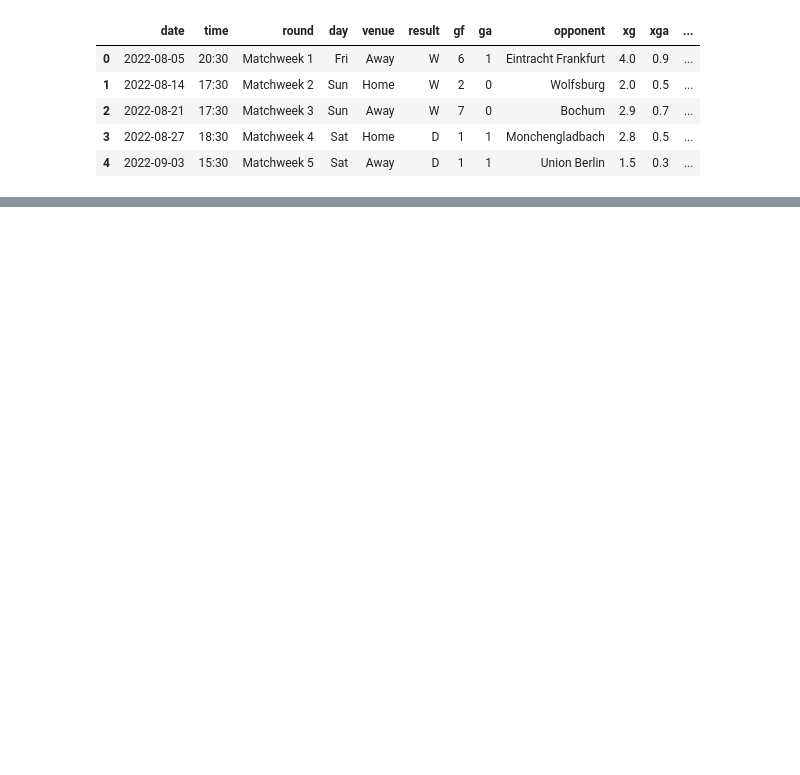
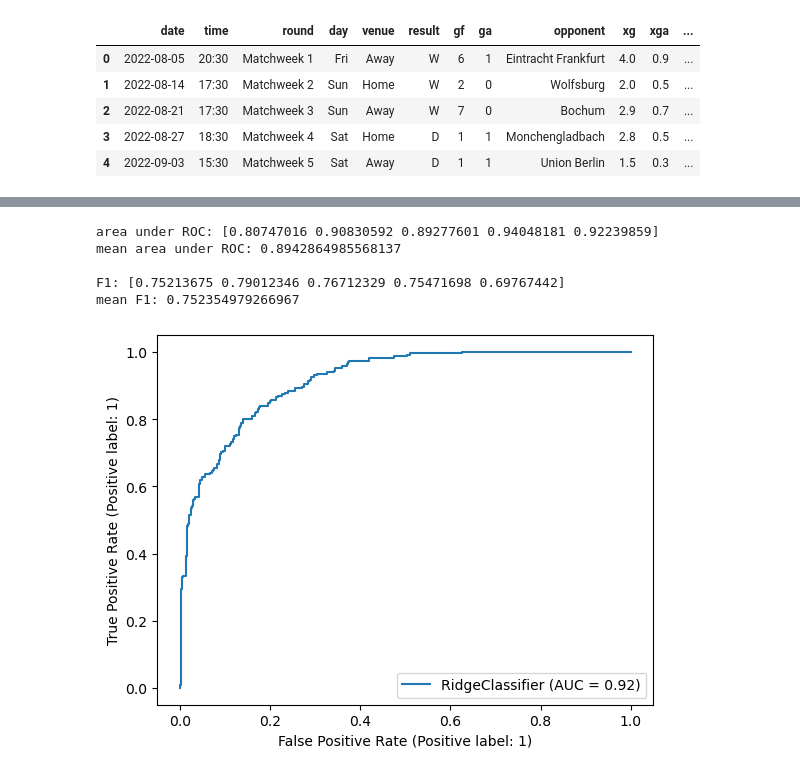
Before and after one commit to seckinadali/Predicting-Bundesliga, a Jupyter notebook: predict.ipynb, the cells around one changed output, grey strips where cells are left out. Saved outputs shown, nothing was run; the diff lists cells and outputs as text; code cells hidden in the pictures; blank space fills up the shorter version.

```diff
--- a/predict.ipynb
+++ b/predict.ipynb
@@ -370,0 +281,10 @@ The accuracy and precision of our k-nearest neighbors model is not as good as th
+# %%
+rc = RidgeClassifier(alpha=0.1)
+sfs = SequentialFeatureSelector(rc,
+                                n_features_to_select=10,
+                                direction="forward",
+                                cv=tscv,
+                                scoring='roc_auc',
+                                n_jobs=1
+                               )
+sfs.fit(X, y)
@@ -370,0 +295,4 @@ The accuracy and precision of our k-nearest neighbors model is not as good as th
+# %%
+predictors_rc = list(np.array(predictors)[sfs.get_support()])
+
+scores(rc, df[predictors_rc], df['target'])
@@ -370,0 +357,20 @@ The accuracy and precision of our k-nearest neighbors model is not as good as th
+# %%
+rc = RidgeClassifier(alpha=0.3)
+
+train = df[df['date'] < '2022-07-01']
+test = df[df['date'] > '2022-07-01']
+
+rc.fit(train[predictors_rc], train['target'])
+
+scores(rc, test[predictors_rc], test['target'])
+# %% [output]
+area under ROC: [0.80747016 0.90830592 0.89277601 0.94048181 0.92239859]
+mean area under ROC: 0.8942864985568137
+
+F1: [0.75213675 0.79012346 0.76712329 0.75471698 0.69767442]
+mean F1: 0.752354979266967
+# %%
+plot_roc_curve(rc, test[predictors_rc], test['target'])
+plt.show()
+# %% [output]
+[figure, added]
```
Also changed, not shown: parts of 54 cells of this notebook, 1 other file.
